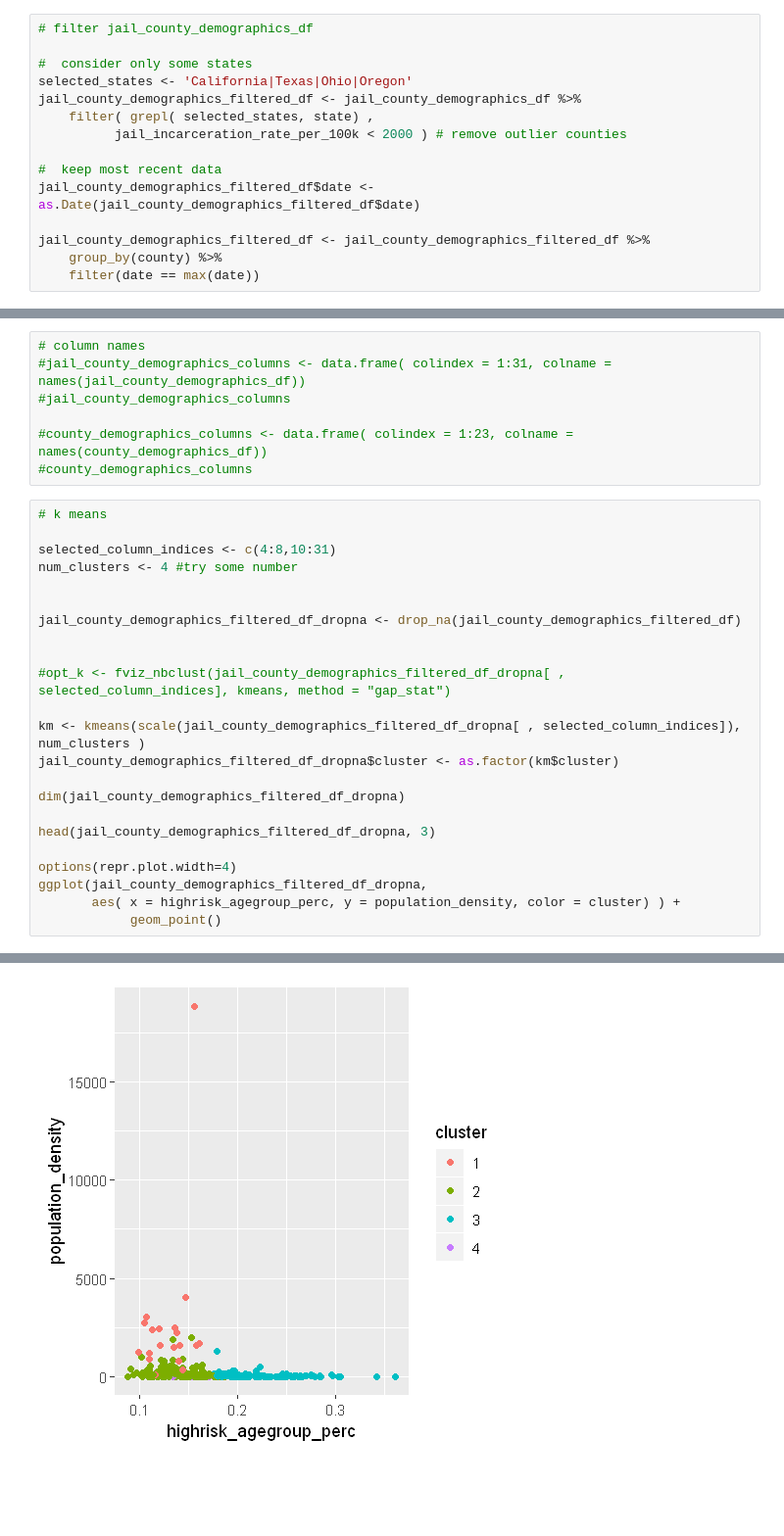
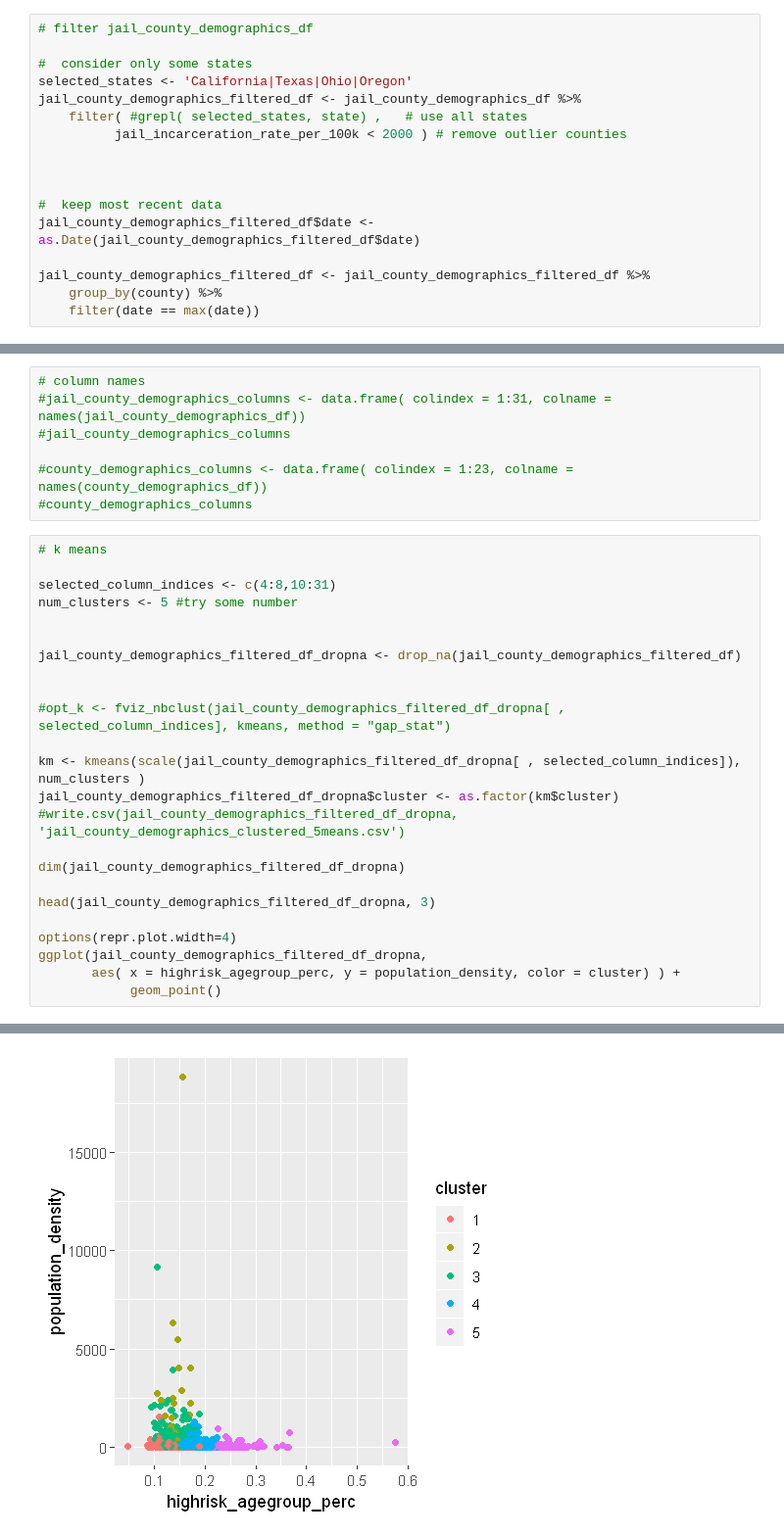
Before and after one commit to bhawna759/MIT_COVID-19_Datathon, a Jupyter notebook: county_demographics_clusters.ipynb, the cells around one changed output, grey strips where cells are left out. Shown at 98% size. Cells and saved outputs as stored; diff of their text form; blank space fills up the shorter version.

Commit message:
added clustered county data

```diff
--- a/county_demographics_clusters.ipynb
+++ b/county_demographics_clusters.ipynb
@@ -145,8 +145,10 @@ head(jail_county_demographics_df, 3)
 #  consider only some states
 selected_states <- 'California|Texas|Ohio|Oregon'
 jail_county_demographics_filtered_df <- jail_county_demographics_df %>%
-    filter( grepl( selected_states, state) ,
+    filter( #grepl( selected_states, state) ,   # use all states
           jail_incarceration_rate_per_100k < 2000 ) # remove outlier counties
+
+
 
 #  keep most recent data
 jail_county_demographics_filtered_df$date <- as.Date(jail_county_demographics_filtered_df$date)
@@ -175,7 +179,7 @@ ggplot(jail_county_demographics_filtered_df,
 # k means
 
 selected_column_indices <- c(4:8,10:31)
-num_clusters <- 4 #try some number
+num_clusters <- 5 #try some number
 
 
 jail_county_demographics_filtered_df_dropna <- drop_na(jail_county_demographics_filtered_df)
@@ -185,6 +189,7 @@ jail_county_demographics_filtered_df_dropna <- drop_na(jail_county_demographics_
 
 km <- kmeans(scale(jail_county_demographics_filtered_df_dropna[ , selected_column_indices]), num_clusters )
 jail_county_demographics_filtered_df_dropna$cluster <- as.factor(km$cluster)
+#write.csv(jail_county_demographics_filtered_df_dropna, 'jail_county_demographics_clustered_5means.csv')
 
 dim(jail_county_demographics_filtered_df_dropna)
 
@@ -203,4 +208,4 @@ ggplot(jail_county_demographics_filtered_df_dropna,
-[figure, old version]
+[figure, new version]
 # %%
 jail_county_demographics_filtered_df_dropna %>%
     group_by( cluster ) %>%
```
Also changed, not shown: parts of 4 cells of this notebook, 3 other files.
